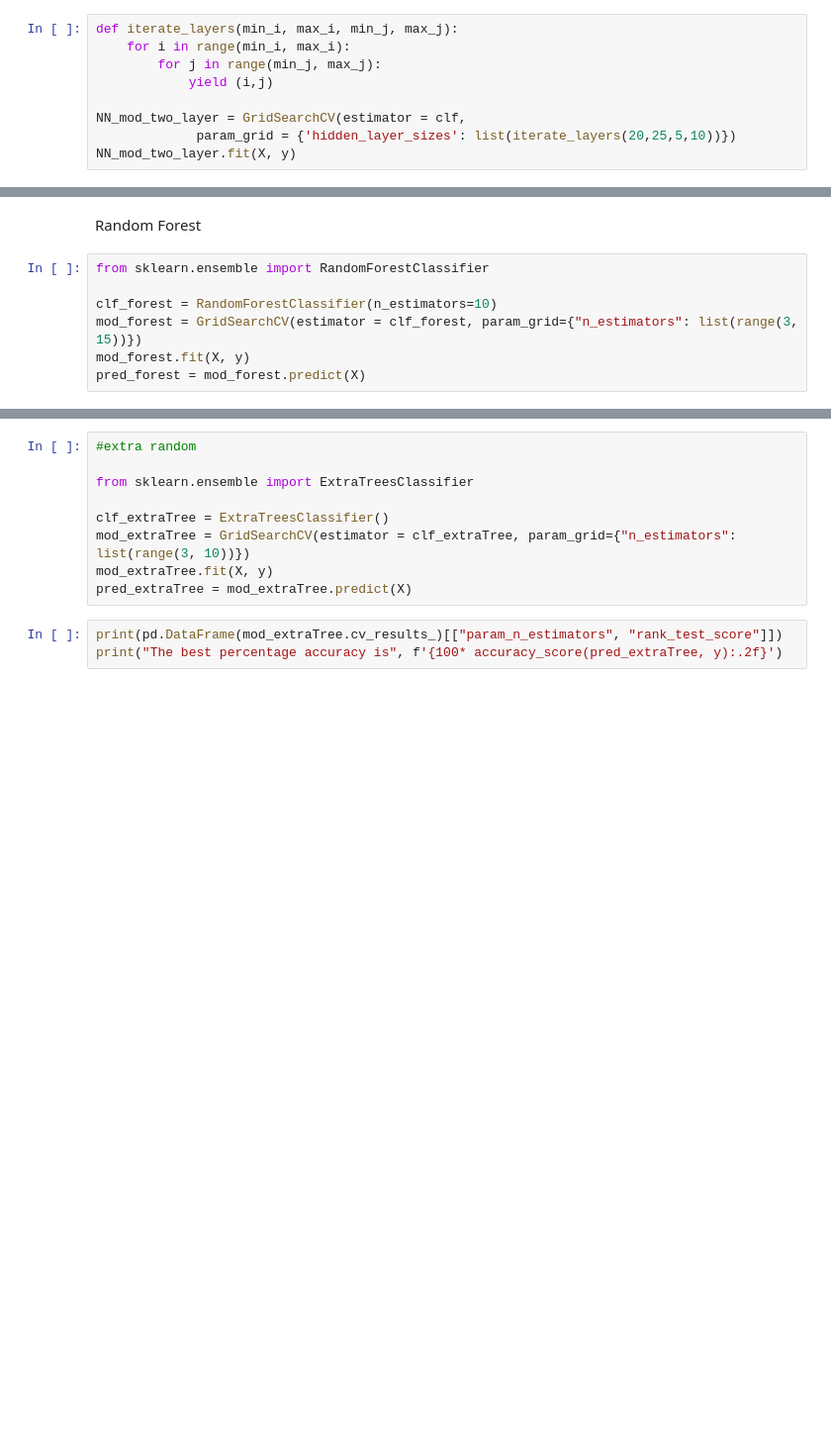
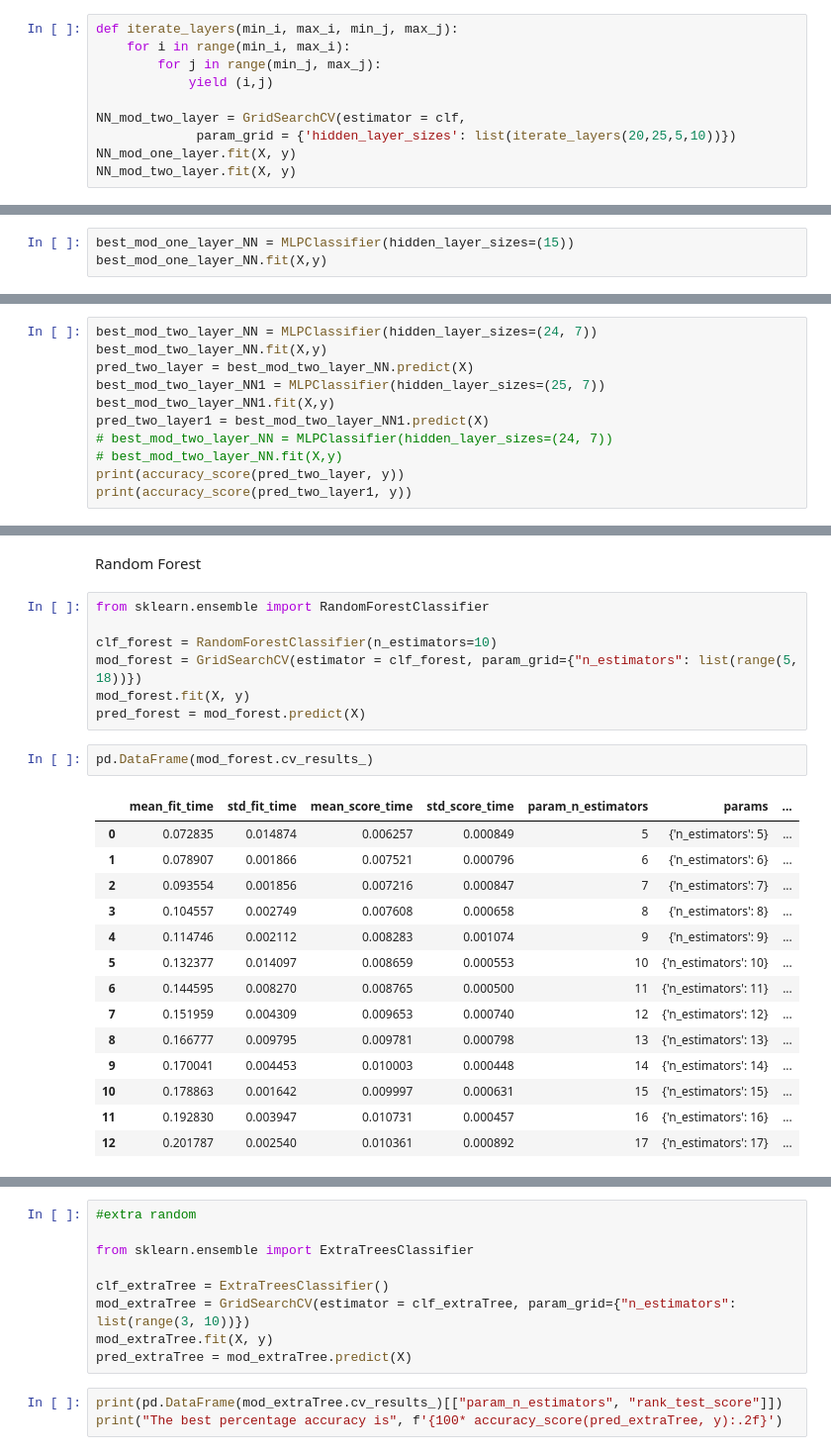
Before and after one commit to shaunaliu-github/spaceship-titanic, a Jupyter notebook: spaceship-titanic/models.ipynb, the cells around one changed output, grey strips where cells are left out. Shown: that part at 99% size. Cells and saved outputs as stored; diff of their text form; blank space fills up the shorter version.

```diff
--- a/spaceship-titanic/models.ipynb
+++ b/spaceship-titanic/models.ipynb
@@ -229,5 +253,6 @@ def iterate_layers(min_i, max_i, min_j, max_j):
 
 NN_mod_two_layer = GridSearchCV(estimator = clf,
              param_grid = {'hidden_layer_sizes': list(iterate_layers(20,25,5,10))})
+NN_mod_one_layer.fit(X, y)
 NN_mod_two_layer.fit(X, y)
 # %% [output]
@@ -275,0 +298,3 @@ print(pd.DataFrame(NN_mod_two_layer.cv_results_)[["param_hidden_layer_sizes", "r
+# %%
+best_mod_one_layer_NN = MLPClassifier(hidden_layer_sizes=(15))
+best_mod_one_layer_NN.fit(X,y)
@@ -275,0 +303,11 @@ print(pd.DataFrame(NN_mod_two_layer.cv_results_)[["param_hidden_layer_sizes", "r
+# %%
+best_mod_two_layer_NN = MLPClassifier(hidden_layer_sizes=(24, 7))
+best_mod_two_layer_NN.fit(X,y)
+pred_two_layer = best_mod_two_layer_NN.predict(X)
+best_mod_two_layer_NN1 = MLPClassifier(hidden_layer_sizes=(25, 7))
+best_mod_two_layer_NN1.fit(X,y)
+pred_two_layer1 = best_mod_two_layer_NN1.predict(X)
+# best_mod_two_layer_NN = MLPClassifier(hidden_layer_sizes=(24, 7))
+# best_mod_two_layer_NN.fit(X,y)
+print(accuracy_score(pred_two_layer, y))
+print(accuracy_score(pred_two_layer1, y))
@@ -298,9 +337,26 @@ Random Forest
 from sklearn.ensemble import RandomForestClassifier
 
 clf_forest = RandomForestClassifier(n_estimators=10)
-mod_forest = GridSearchCV(estimator = clf_forest, param_grid={"n_estimators": list(range(3, 15))})
+mod_forest = GridSearchCV(estimator = clf_forest, param_grid={"n_estimators": list(range(5, 18))})
 mod_forest.fit(X, y)
 pred_forest = mod_forest.predict(X)
+# %%
+pd.DataFrame(mod_forest.cv_results_)
+# %% [output]
+|  | mean_fit_time | std_fit_time | mean_score_time | std_score_time | param_n_estimators | params | ... |
+| 0 | 0.072835 | 0.014874 | 0.006257 | 0.000849 | 5 | {'n_estimators': 5} | ... |
+| 1 | 0.078907 | 0.001866 | 0.007521 | 0.000796 | 6 | {'n_estimators': 6} | ... |
+| 2 | 0.093554 | 0.001856 | 0.007216 | 0.000847 | 7 | {'n_estimators': 7} | ... |
+| 3 | 0.104557 | 0.002749 | 0.007608 | 0.000658 | 8 | {'n_estimators': 8} | ... |
+| 4 | 0.114746 | 0.002112 | 0.008283 | 0.001074 | 9 | {'n_estimators': 9} | ... |
+| 5 | 0.132377 | 0.014097 | 0.008659 | 0.000553 | 10 | {'n_estimators': 10} | ... |
+| 6 | 0.144595 | 0.008270 | 0.008765 | 0.000500 | 11 | {'n_estimators': 11} | ... |
+| 7 | 0.151959 | 0.004309 | 0.009653 | 0.000740 | 12 | {'n_estimators': 12} | ... |
+| 8 | 0.166777 | 0.009795 | 0.009781 | 0.000798 | 13 | {'n_estimators': 13} | ... |
+| 9 | 0.170041 | 0.004453 | 0.010003 | 0.000448 | 14 | {'n_estimators': 14} | ... |
+| 10 | 0.178863 | 0.001642 | 0.009997 | 0.000631 | 15 | {'n_estimators': 15} | ... |
+| 11 | 0.192830 | 0.003947 | 0.010731 | 0.000457 | 16 | {'n_estimators': 16} | ... |
+| 12 | 0.201787 | 0.002540 | 0.010361 | 0.000892 | 17 | {'n_estimators': 17} | ... |
 # %%
 print(pd.DataFrame(mod_forest.cv_results_)[["param_n_estimators", "rank_test_score"]])
 print("The best percentage accuracy is", f'{100* accuracy_score(pred_forest, y):.2f}')
```
Also changed, not shown: parts of 24 cells of this notebook, 7 other files.
